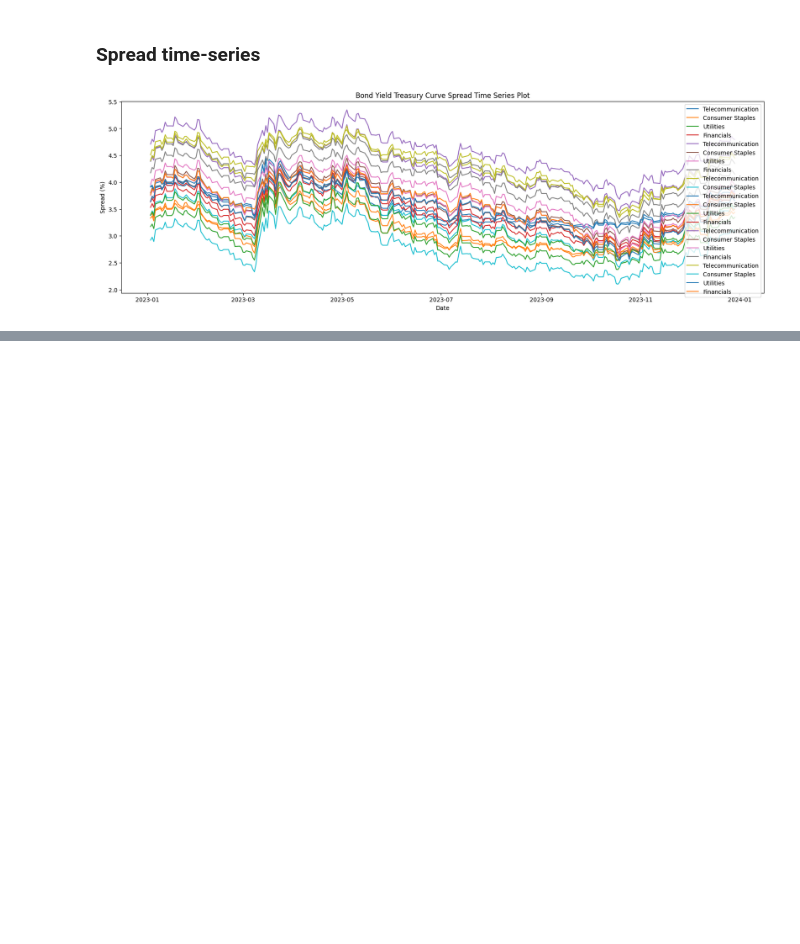
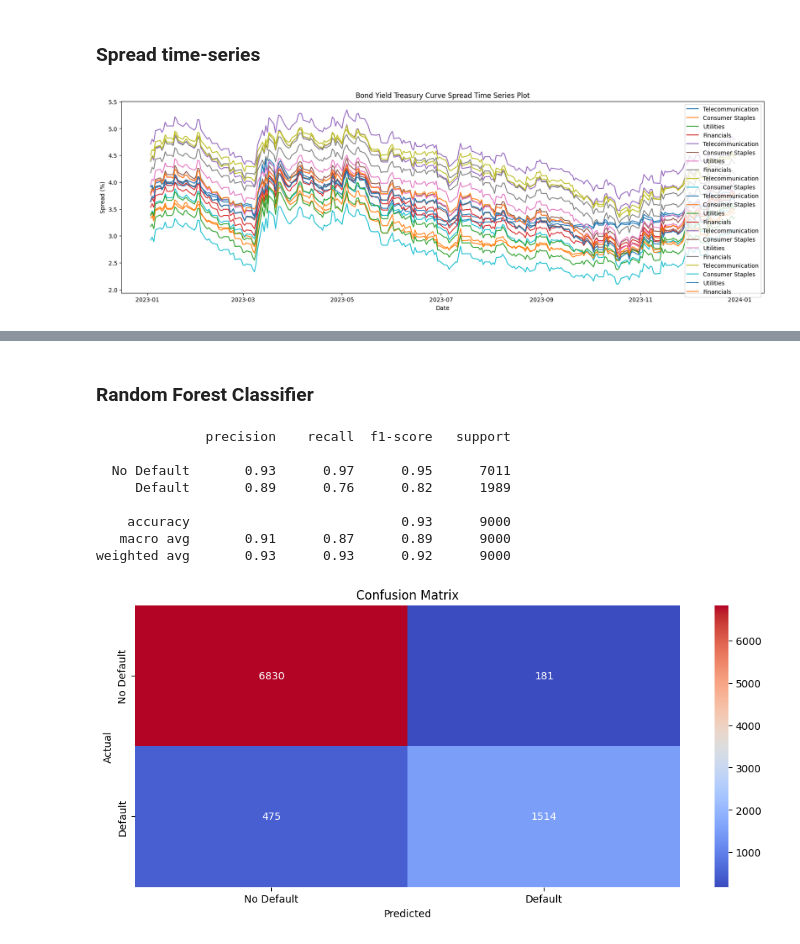
Before and after one commit to apopat9/Code-Assessment, a Jupyter notebook: Coding-Assess-main/oaktree_assesment.ipynb, the cells around one changed output, grey strips where cells are left out. Saved outputs shown, nothing was run; the diff lists cells and outputs as text; code cells hidden in the pictures; blank space fills up the shorter version.

```diff
--- a/Coding-Assess-main/oaktree_assesment.ipynb
+++ b/Coding-Assess-main/oaktree_assesment.ipynb
@@ -189,0 +278,14 @@ create_time_series_plot(bond_t_curve_spread_df, bond_yields, "Bond Yield Treasur
+# %% [markdown]
+### Random Forest Classifier
+# %%
+model_run(loan_data, RandomForestClassifier(n_estimators=100, random_state=99))
+# %% [output]
+              precision    recall  f1-score   support
+
+  No Default       0.93      0.97      0.95      7011
+     Default       0.89      0.76      0.82      1989
+
+    accuracy                           0.93      9000
+   macro avg       0.91      0.87      0.89      9000
+weighted avg       0.93      0.93      0.92      9000
+[figure, added]
```
Also changed, not shown: parts of 18 cells of this notebook.
